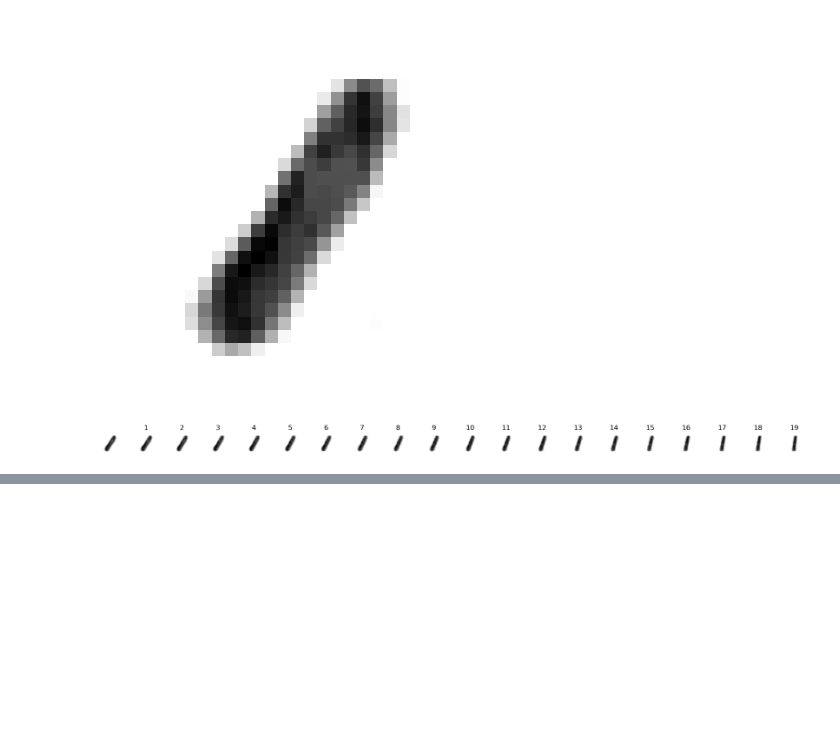
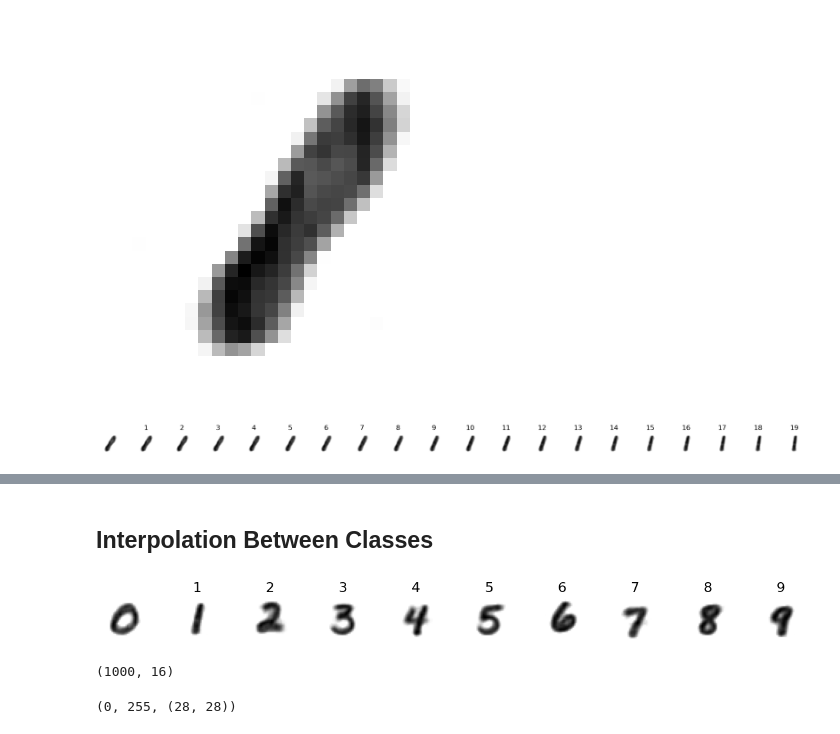
Before and after one commit to xValentim/VisionAlchemy, a Jupyter notebook: interpolation_MNIST.ipynb, the cells around one changed output, grey strips where cells are left out. Drawn from its saved outputs; the diff is of its cells as text; code cells hidden in the pictures; blank space fills up the shorter version.

```diff
--- a/interpolation_MNIST.ipynb
+++ b/interpolation_MNIST.ipynb
@@ -132,3 +132,23 @@ Running on local URL:  http://127.0.0.1:7882
 
 To create a public link, set `share=True` in `launch()`.
 [interactive output not drawn]
+# %% [markdown]
+## Interpolation Between Classes
+# %%
+def get_center_of_mass(df):
+    cms = []
+    labels = df.label.unique()
+    for label in sorted(labels):
+        cm = df[df.label == label][df.columns[:-1]].sum() / df[df.label == label].shape[0]
+        cms.append(cm.values)
+    return cms
+# %%
+_, _, X_test_encoded = variational_encoder(X_test.reshape(-1, 28, 28, 1))
+# %%
+df = pd.concat([pd.DataFrame(X_test_encoded), pd.DataFrame(y_test, columns=['label'])], axis=1)
+# %%
+cms = get_center_of_mass(df)
+imgs_cm = [np.clip(variational_decoder(cms[i].reshape(1, -1))[0], 0.0, 255.0) for i in range(10)]
+plot_grid_images(imgs_cm)
+# %% [output]
+[figure, added]
@@ -134,0 +176,9 @@ To create a public link, set `share=True` in `launch()`.
+# %%
+many.numpy().shape
+# %% [output]
+(1000, 16)
+# %%
+aux = np.clip(((variational_decoder(many[0].numpy().reshape(1, -1))[0]) * 255), 0, 255).astype(int)[:, :, 0]
+aux.min(), aux.max(), aux.shape
+# %% [output]
+(0, 255, (28, 28))
```
Also changed, not shown: parts of 5 cells of this notebook, 1 other file.
